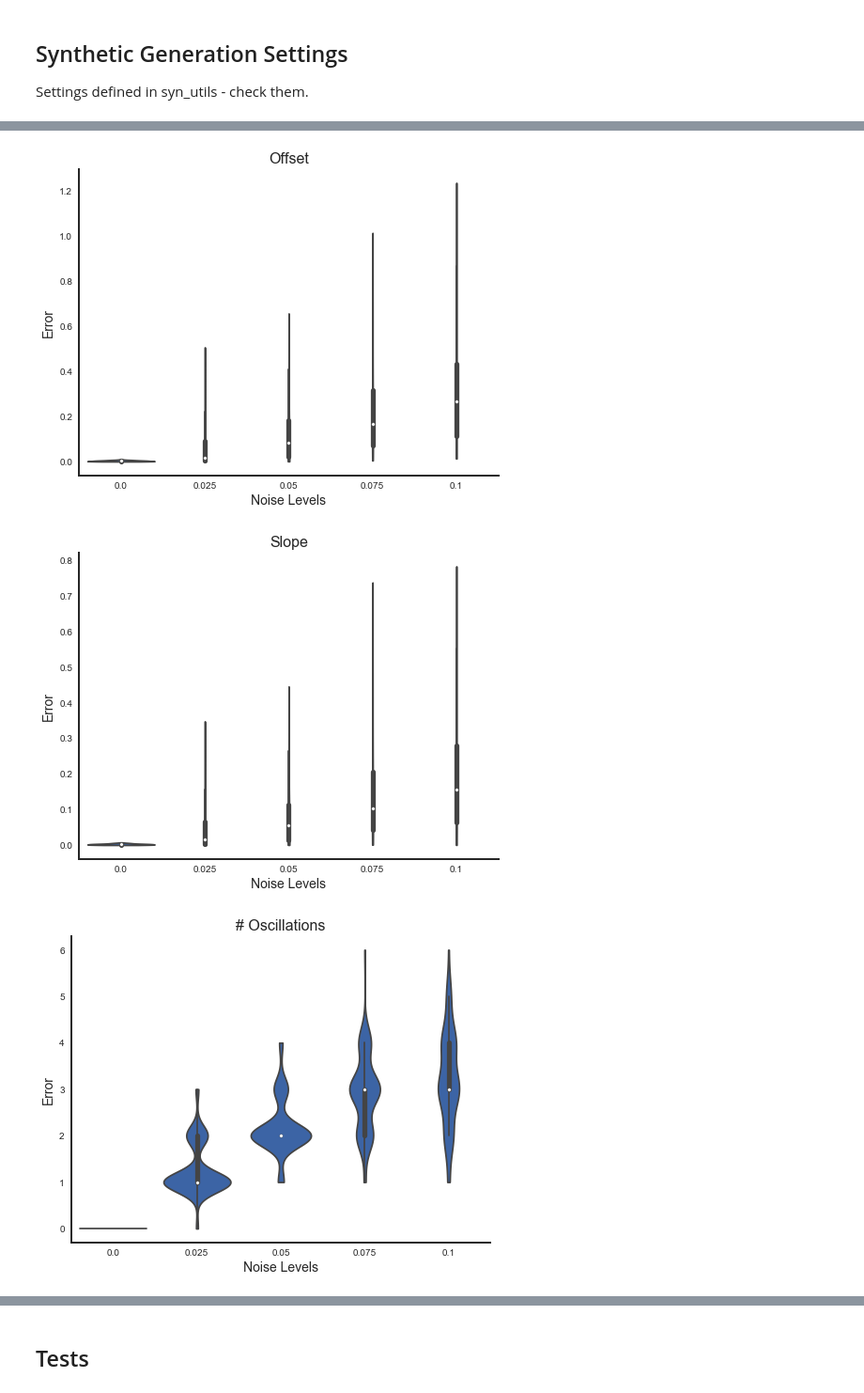
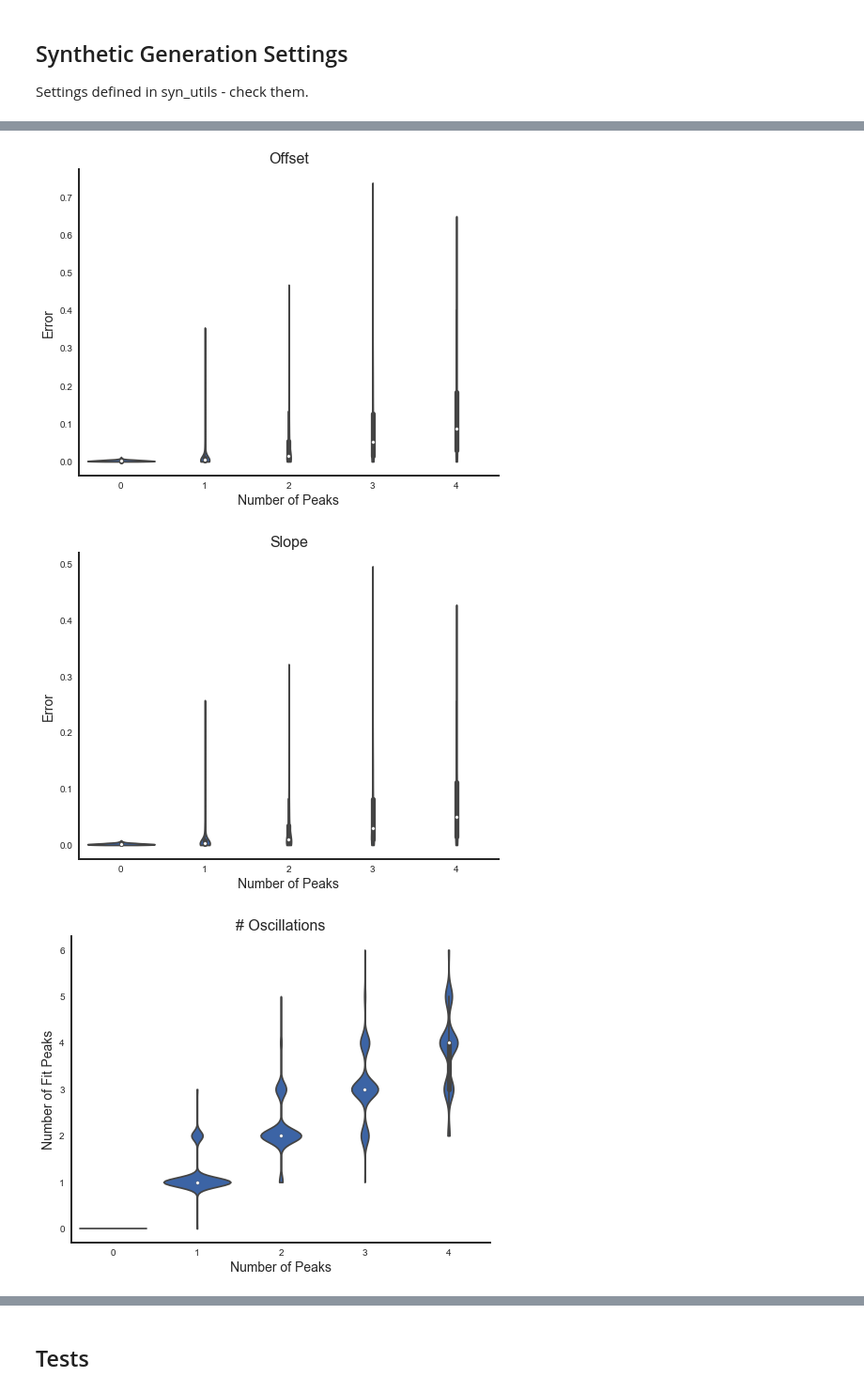
Before and after one commit to TomDonoghue/SIMparam, a Jupyter notebook: FOOOF-SyntheticTesting.ipynb, the cells around one changed output, grey strips where cells are left out. Shown: that part at 94% size. Saved outputs shown, nothing was run; the diff lists cells and outputs as text; code cells hidden in the pictures.

```diff
--- a/FOOOF-SyntheticTesting.ipynb
+++ b/FOOOF-SyntheticTesting.ipynb
@@ -190,10 +326,10 @@ fm_nlv5.plot()
 # %%
 # Settings for PSD generation
-f_range = [3, 40]
+f_range = [2, 40]
 f_res = 0.25
 
 # Set the number of PSDs - this is per n_osc condition
-n_psds = 100
+n_psds = 1000
 
 # Set the noise levels to use
 n_oscs = [0, 1, 2, 3, 4]
@@ -229,12 +365,12 @@ peak_truths, bg_truths = get_ground_truth(syn_params)
 # %%
 # Initialize FOOOFGroup to test with
-fg = FOOOFGroup(peak_width_limits=[1, 6], max_n_peaks=6, min_peak_amplitude=0.075)
+mp_fg = FOOOFGroup(peak_width_limits=[1, 6], max_n_peaks=6, min_peak_amplitude=0.075)
 
 # Fit power spectra - same FOOOF settings across each group of synthetic power spectra
-fgs = fit_fooof_group_3d(fg, freqs, psds)
+mp_fgs = fit_fooof_group_3d(mp_fg, freqs, psds)
 # %%
 # Extract data of interest from FOOOF fits
-_, bg_fits, err_fits, r2_fits, n_fit_oscs = get_fit_data(fgs)
+_, bg_fits, err_fits, r2_fits, n_fit_oscs = get_fit_data(mp_fgs)
 
 # Calculate error
 bg_errors = np.abs(bg_truths - bg_fits)
@@ -249,13 +386,13 @@ plot_errors_violin(r2_fits, 'R2')
 # %%
-plot_errors_violin(bg_errors[:, :, 0], 'Offset')
+plot_errors_violin(bg_errors[:, :, 0], 'Offset', x_axis='n_oscs')
 # %% [output]
-[figure, old version]
+[figure, new version]
 # %%
-plot_errors_violin(bg_errors[:, :, 1], 'Slope')
+plot_errors_violin(bg_errors[:, :, 1], 'Slope', x_axis='n_oscs')
 # %% [output]
-[figure, old version]
+[figure, new version]
 # %%
-plot_errors_violin(n_fit_oscs, '# Oscillations')
+plot_errors_violin(n_fit_oscs, '# Oscillations', x_axis='n_oscs', y_label='Number of Fit Peaks')
 # %% [output]
-[figure, old version]
+[figure, new version]
 # %%
```
Also changed, not shown: parts of 49 cells of this notebook.
